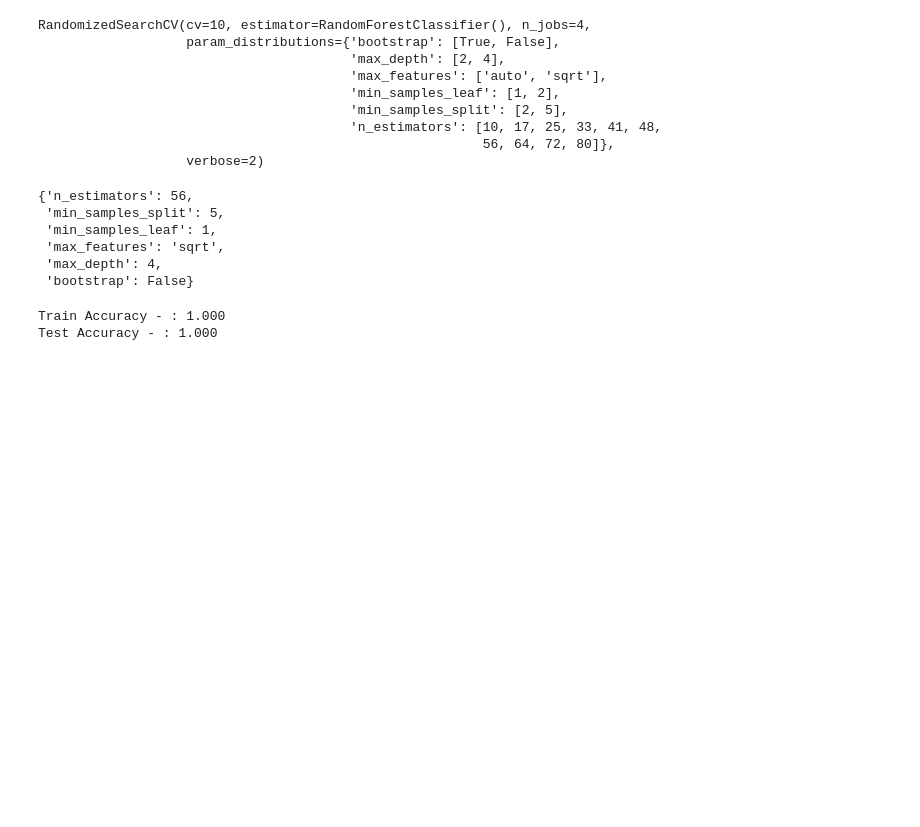
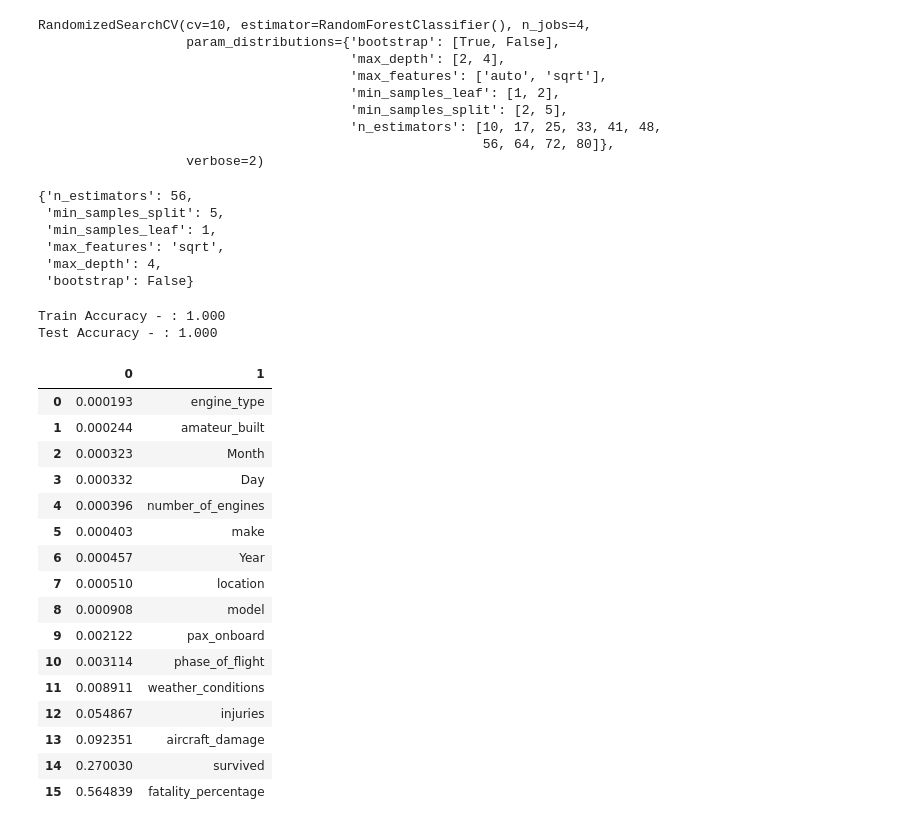
Before and after one commit to reynoso811/ML_Aviation_Safety, a Jupyter notebook: notebooks/modeling.ipynb, the cells around one changed output. Cells and saved outputs as stored; diff of their text form; code cells hidden in the pictures; blank space fills up the shorter version.

```diff
--- a/notebooks/modeling.ipynb
+++ b/notebooks/modeling.ipynb
@@ -470,0 +470,21 @@ rf.feature_importances_
+# %%
+x = pd.DataFrame(sorted(list(zip(rf.feature_importances_, X_train.columns))))
+x
+# %% [output]
+|  | 0 | 1 |
+| 0 | 0.000193 | engine_type |
+| 1 | 0.000244 | amateur_built |
+| 2 | 0.000323 | Month |
+| 3 | 0.000332 | Day |
+| 4 | 0.000396 | number_of_engines |
+| 5 | 0.000403 | make |
+| 6 | 0.000457 | Year |
+| 7 | 0.000510 | location |
+| 8 | 0.000908 | model |
+| 9 | 0.002122 | pax_onboard |
+| 10 | 0.003114 | phase_of_flight |
+| 11 | 0.008911 | weather_conditions |
+| 12 | 0.054867 | injuries |
+| 13 | 0.092351 | aircraft_damage |
+| 14 | 0.270030 | survived |
+| 15 | 0.564839 | fatality_percentage |
```
Also changed, not shown: parts of 11 cells of this notebook, 20 other files.
